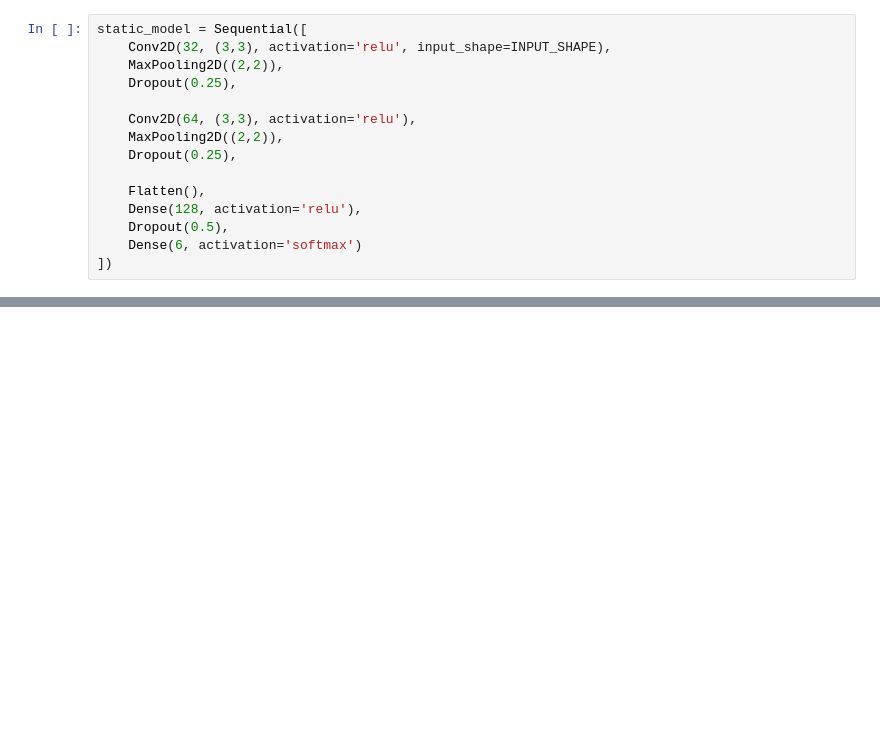
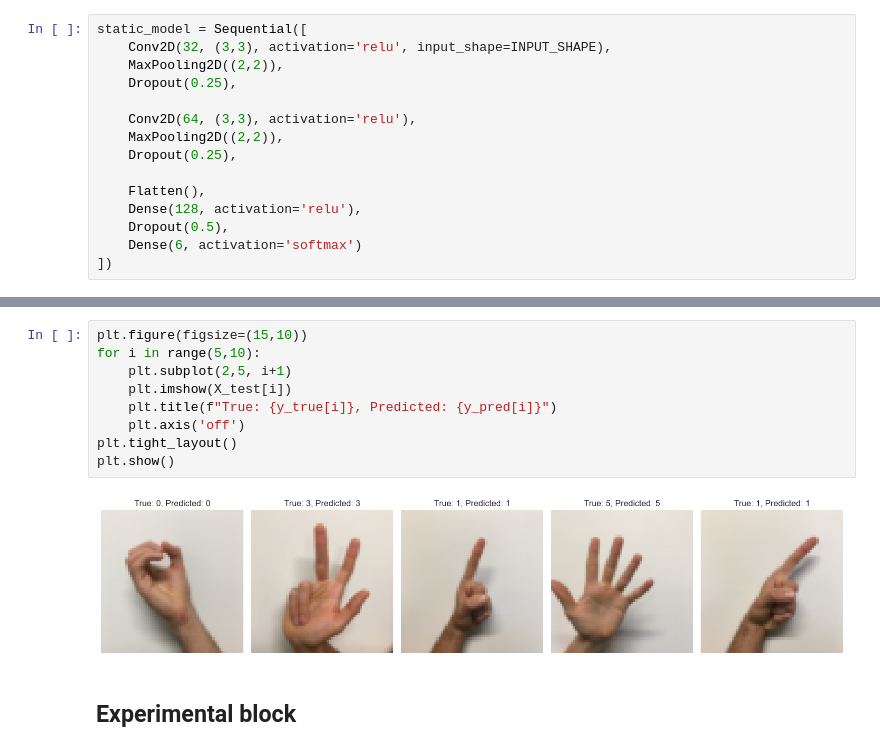
Before and after one commit to vpleshko-lab/camp-tasks, a Jupyter notebook: lesson_25.ipynb, the cells around one changed output, grey strips where cells are left out. Drawn from its saved outputs; the diff is of its cells as text; blank space fills up the shorter version.

```diff
--- a/lesson_25.ipynb
+++ b/lesson_25.ipynb
@@ -244,0 +278,13 @@ results
+# %%
+plt.figure(figsize=(15,10))
+for i in range(5,10):
+    plt.subplot(2,5, i+1)
+    plt.imshow(X_test[i])
+    plt.title(f"True: {y_true[i]}, Predicted: {y_pred[i]}")
+    plt.axis('off')
+plt.tight_layout()
+plt.show()
+# %% [output]
+[figure, added]
+# %% [markdown]
+ ## **Experimental block**
```
Also changed, not shown: parts of 23 cells of this notebook.
